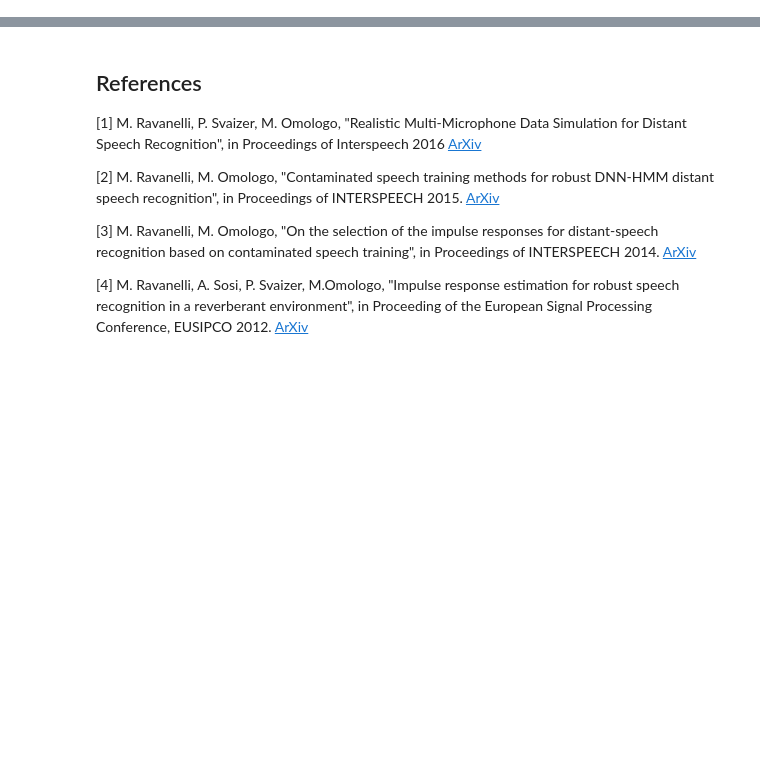
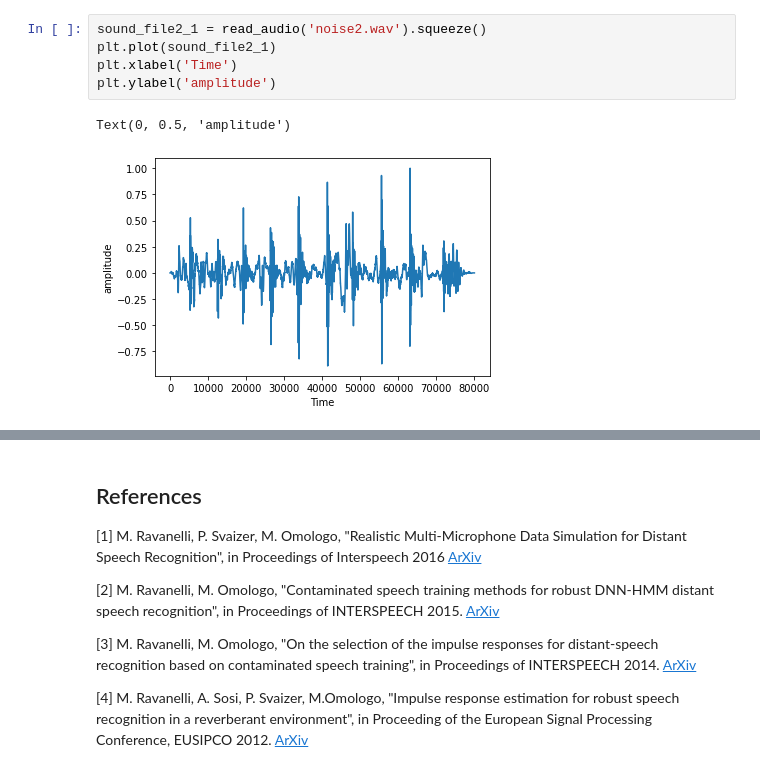
Before and after one commit to Yugi-Seong/AudioDataAugumentation-, a Jupyter notebook: EnvironmentalCorruption.ipynb, the cells around one changed output, grey strips where cells are left out. Saved outputs shown, nothing was run; the diff lists cells and outputs as text; blank space fills up the shorter version.

```diff
--- a/EnvironmentalCorruption.ipynb
+++ b/EnvironmentalCorruption.ipynb
@@ -197,0 +105,8 @@ There are other types of distortions that can be used to perform speech augmenta
+# %%
+sound_file2_1 = read_audio('noise2.wav').squeeze()
+plt.plot(sound_file2_1)
+plt.xlabel('Time')
+plt.ylabel('amplitude')
+# %% [output]
+Text(0, 0.5, 'amplitude')
+[figure, added]
```
Also changed, not shown: parts of 50 cells of this notebook.
